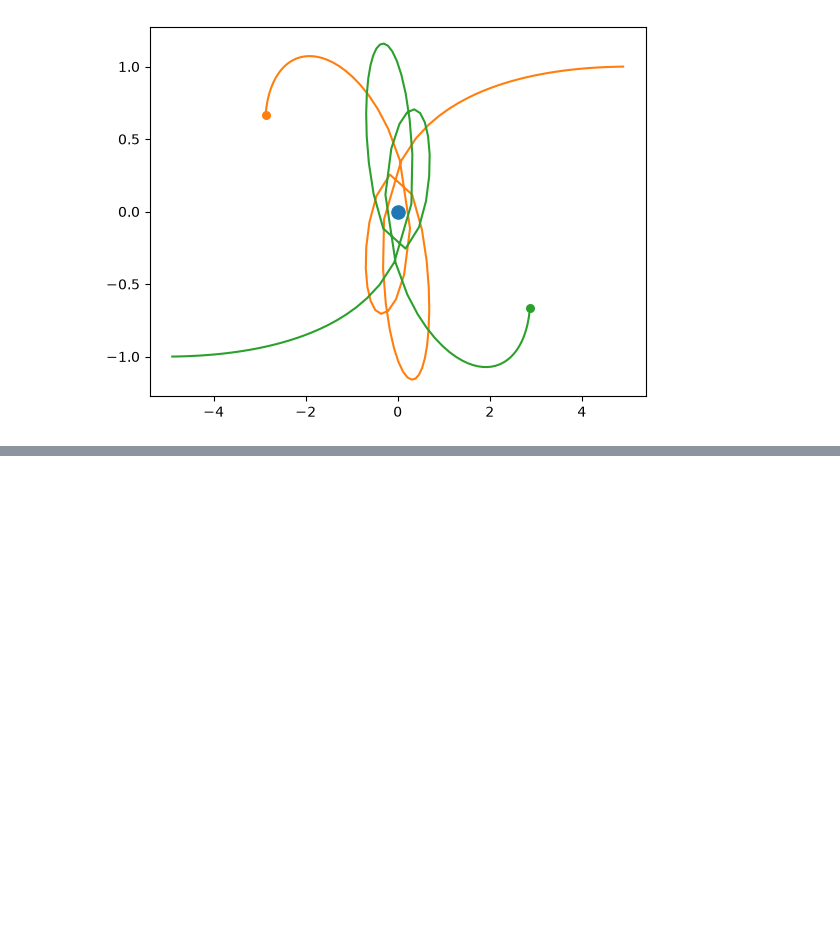
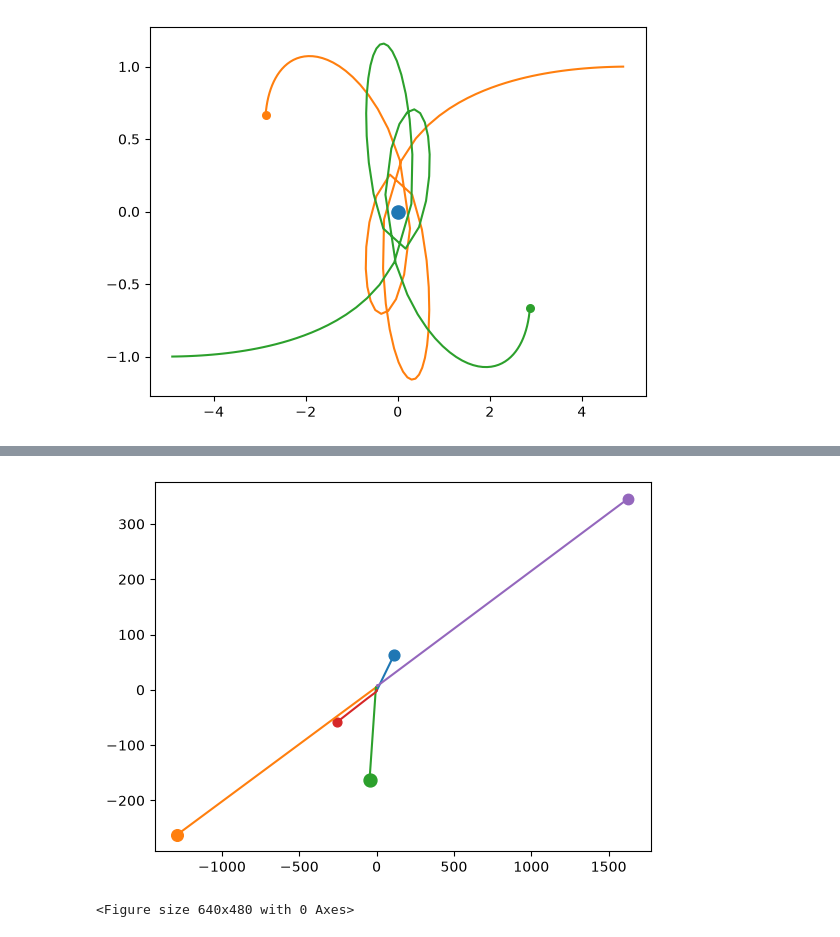
Before and after one commit to virgilecornilliat/TP3-nbody, a Jupyter notebook: notebook.ipynb, the cells around one changed output, grey strips where cells are left out. Drawn from its saved outputs; the diff is of its cells as text; code cells hidden in the pictures; blank space fills up the shorter version.

```diff
--- a/notebook.ipynb
+++ b/notebook.ipynb
@@ -173,9 +173,12 @@ def draw(simulation, masses, colors=None, scale=10.):
     fig,ax=plt.subplots()
     for i in range(len(masses)):
         X,Y=simulation[:,:,i].T[0],simulation[:,:,i].T[1]
-
-        plt.plot(X,Y)
-        ax.scatter(X[-1],Y[-1],s=30*masses[i])
+        if type(colors)=='numpy.ndarray':
+            plt.plot(X,Y, color=colors[i])
+            ax.scatter(X[-1],Y[-1],s=30*masses[i], color=colors[i])
+        else:
+            plt.plot(X,Y)
+            ax.scatter(X[-1],Y[-1],s=30*masses[i])
 
     plt.show()
 
@@ -195,0 +211,8 @@ colors3 = np.array([
+# %%
+m5, p5, s5 = init_problem(5)
+sim5 = simulate(m5, p5, s5, nb_steps=1000)
+draw(sim5, m5, scale=3);
+plt.savefig("random5.png")
+# %% [output]
+[figure, added]
+<Figure size 640x480 with 0 Axes>
```
Also changed, not shown: parts of 2 cells of this notebook, 1 other file.
